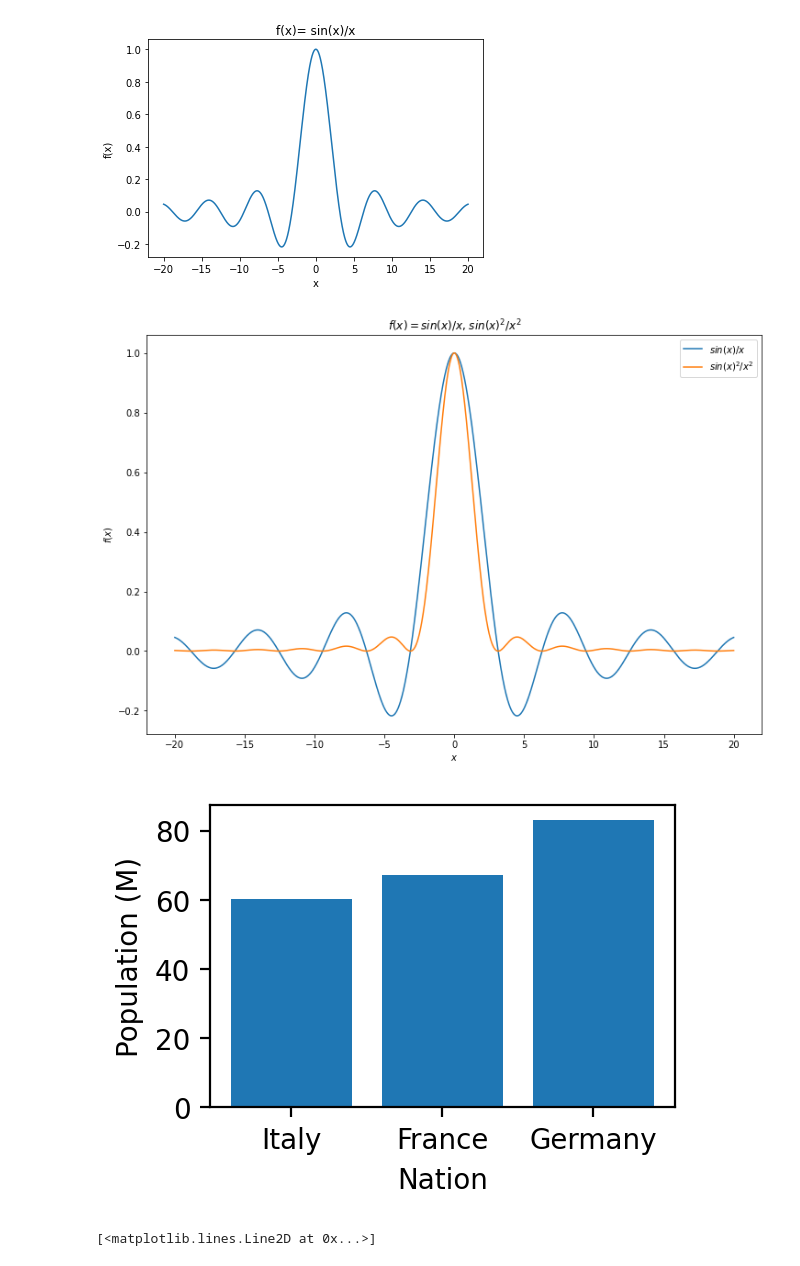
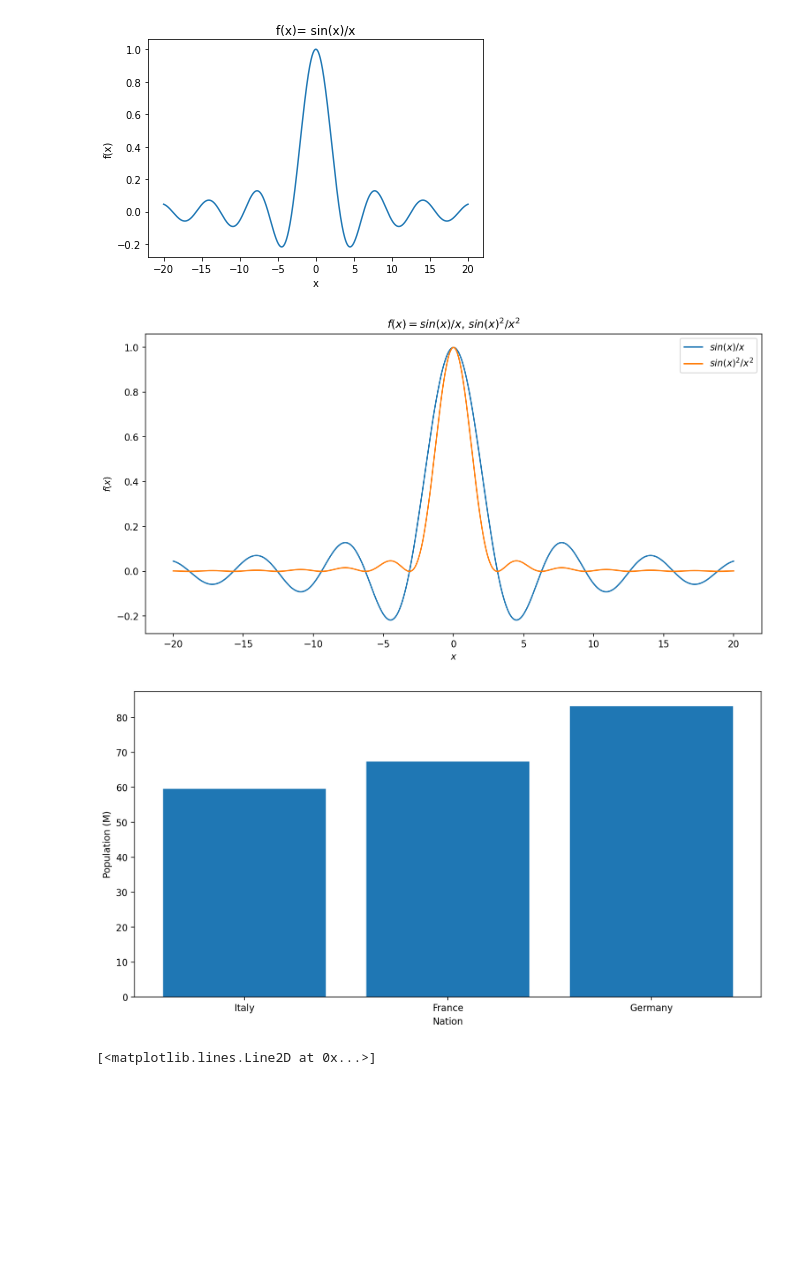
Before and after one commit to lucalista/analisi-dati-2022, a Jupyter notebook: 00.03.00__Grafici_con_python.ipynb, the cells around one changed output. Saved outputs shown, nothing was run; the diff lists cells and outputs as text; code cells hidden in the pictures; blank space fills up the shorter version.

```diff
--- a/00.03.00__Grafici_con_python.ipynb
+++ b/00.03.00__Grafici_con_python.ipynb
@@ -18,6 +18,8 @@ import math
 import time
 # %%
 x = np.arange(-20, 20.005, 0.01)
+# %%
+x = np.linspace(-20, 20, 4001)
 # %%
 print(len(x))
 # %% [output]
@@ -71,27 +74,27 @@ plt.show()
 # %%
 y2 = y**2
 # width, height in inches; resolution in dpi
-plt.figure(figsize=(12,8), dpi=72)
+plt.figure(figsize=(12,6), dpi=150)
 plt.plot(x,y, label = "$sin(x)/x$")
 plt.plot(x,y2, label = "$sin(x)^2/x^2$")
 plt.title("$f(x)= sin(x)/x$, $sin(x)^2/x^2$")
 plt.xlabel('$x$')
 plt.ylabel('$f(x)$')
 plt.legend()
 plt.savefig('output/sinx_x.png')
 plt.show()
 # %% [output]
-[figure, old version]
+[figure, new version]
 # %%
 nation = ["Italy", "France", "Germany"]
-population = [60.2, 67.1, 83.2]
-plt.figure(figsize=(3,2), dpi=200)
+population = [59.55, 67.39, 83.24]
+plt.figure(figsize=(12,6), dpi=200)
 plt.xlabel('Nation')
 plt.ylabel('Population (M)')
 plt.bar(nation, population)
 plt.show()
 # %% [output]
-[figure, old version]
+[figure, new version]
 # %%
 fig, ax = plt.subplots(figsize=(12,8))
 ax.plot([1,2,3,4],[1,4,9,16])
```
Also changed, not shown: parts of 4 cells of this notebook.
